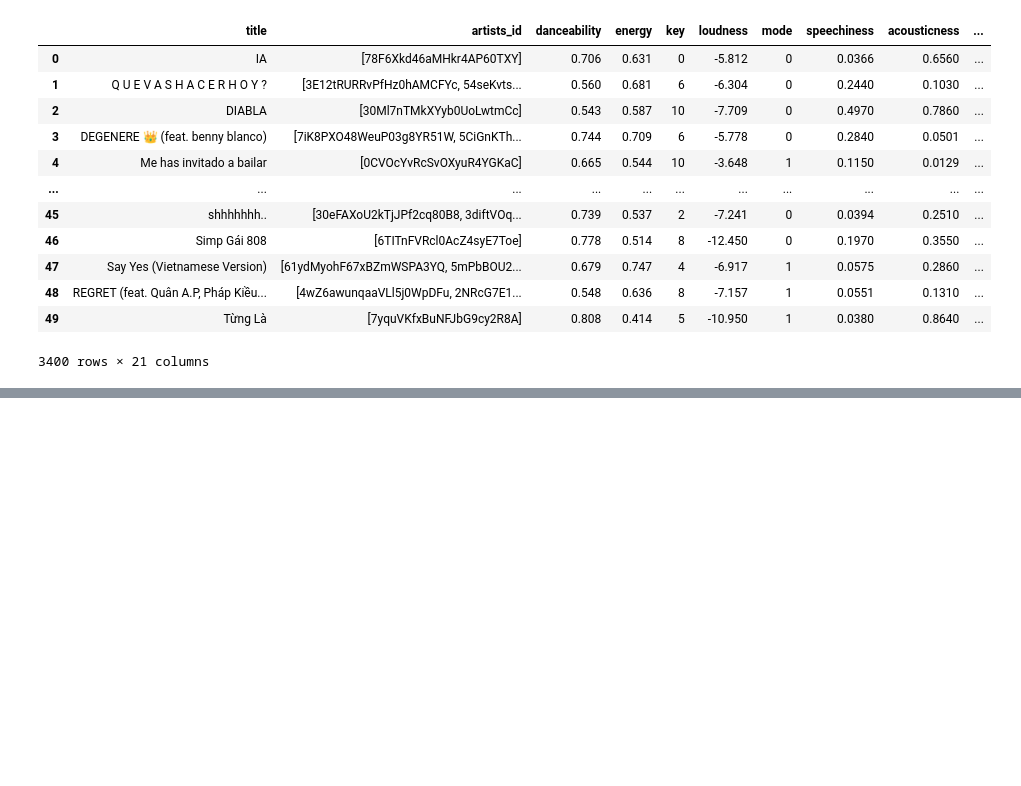
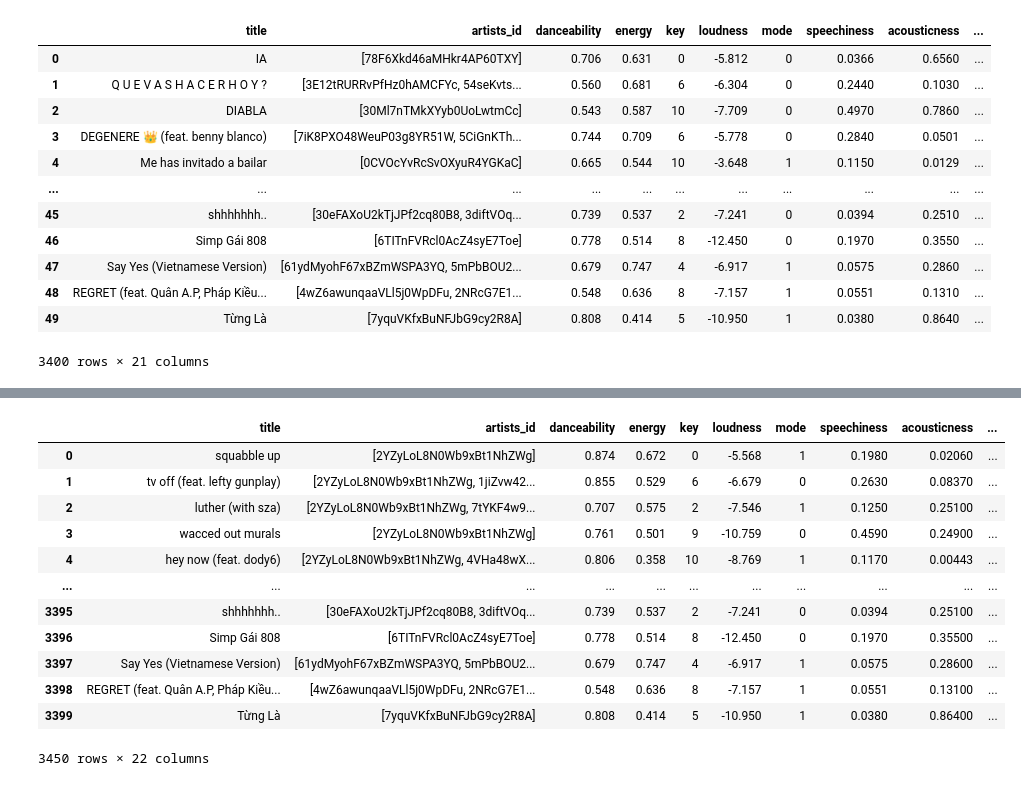
Before and after one commit to celineozkaya/analyse-spotify, a Jupyter notebook: recup_features.ipynb, the cells around one changed output, grey strips where cells are left out. Drawn from its saved outputs; the diff is of its cells as text; code cells hidden in the pictures; blank space fills up the shorter version.

```diff
--- a/recup_features.ipynb
+++ b/recup_features.ipynb
@@ -98,3 +98,7 @@ features_df
 | 48 | REGRET (feat. Quân A.P, Pháp Kiều... | [4wZ6awunqaaVLl5j0WpDFu, 2NRcG7E1... | 0.548 | 0.636 | 8 | -7.157 | 1 | 0.0551 | 0.1310 | ... |
 | 49 | Từng Là | [7yquVKfxBuNFJbG9cy2R8A] | 0.808 | 0.414 | 5 | -10.950 | 1 | 0.0380 | 0.8640 | ... |
 3400 rows × 21 columns
+# %%
+usa_playlist = get_playlist(accessToken, "37i9dQZEVXbLRQDuF5jeBp")
+usa_features = get_playlist_tracks_features(accessToken, usa_playlist, "United States")
+usa_features
@@ -100,0 +124,19 @@ features_df
+# %%
+top_50_features = pd.read_csv("./data/top50_features_11_11_24.csv")
+top50_features_avec_USA = pd.concat([usa_features, top_50_features])
+# %%
+top50_features_avec_USA
+# %% [output]
+|  | title | artists_id | danceability | energy | key | loudness | mode | speechiness | acousticness | ... |
+| 0 | squabble up | [2YZyLoL8N0Wb9xBt1NhZWg] | 0.874 | 0.672 | 0 | -5.568 | 1 | 0.1980 | 0.02060 | ... |
+| 1 | tv off (feat. lefty gunplay) | [2YZyLoL8N0Wb9xBt1NhZWg, 1jiZvw42... | 0.855 | 0.529 | 6 | -6.679 | 0 | 0.2630 | 0.08370 | ... |
+| 2 | luther (with sza) | [2YZyLoL8N0Wb9xBt1NhZWg, 7tYKF4w9... | 0.707 | 0.575 | 2 | -7.546 | 1 | 0.1250 | 0.25100 | ... |
+| 3 | wacced out murals | [2YZyLoL8N0Wb9xBt1NhZWg] | 0.761 | 0.501 | 9 | -10.759 | 0 | 0.4590 | 0.24900 | ... |
+| 4 | hey now (feat. dody6) | [2YZyLoL8N0Wb9xBt1NhZWg, 4VHa48wX... | 0.806 | 0.358 | 10 | -8.769 | 1 | 0.1170 | 0.00443 | ... |
+| ... | ... | ... | ... | ... | ... | ... | ... | ... | ... | ... |
+| 3395 | shhhhhhh.. | [30eFAXoU2kTjJPf2cq80B8, 3diftVOq... | 0.739 | 0.537 | 2 | -7.241 | 0 | 0.0394 | 0.25100 | ... |
+| 3396 | Simp Gái 808 | [6TITnFVRcl0AcZ4syE7Toe] | 0.778 | 0.514 | 8 | -12.450 | 0 | 0.1970 | 0.35500 | ... |
+| 3397 | Say Yes (Vietnamese Version) | [61ydMyohF67xBZmWSPA3YQ, 5mPbBOU2... | 0.679 | 0.747 | 4 | -6.917 | 1 | 0.0575 | 0.28600 | ... |
+| 3398 | REGRET (feat. Quân A.P, Pháp Kiều... | [4wZ6awunqaaVLl5j0WpDFu, 2NRcG7E1... | 0.548 | 0.636 | 8 | -7.157 | 1 | 0.0551 | 0.13100 | ... |
+| 3399 | Từng Là | [7yquVKfxBuNFJbG9cy2R8A] | 0.808 | 0.414 | 5 | -10.950 | 1 | 0.0380 | 0.86400 | ... |
+3450 rows × 22 columns
```
Also changed, not shown: parts of 1 cell of this notebook, 6 other files.
